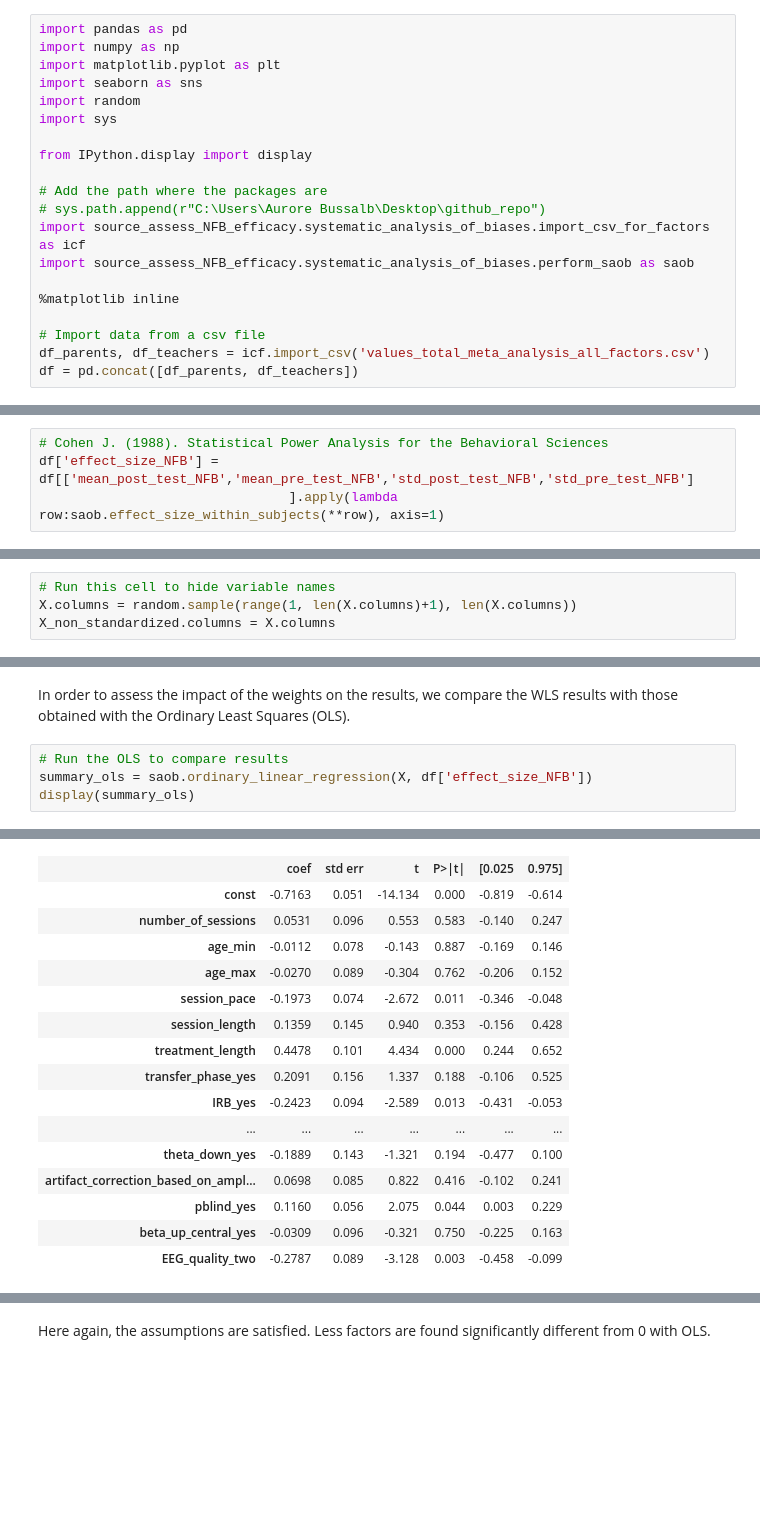
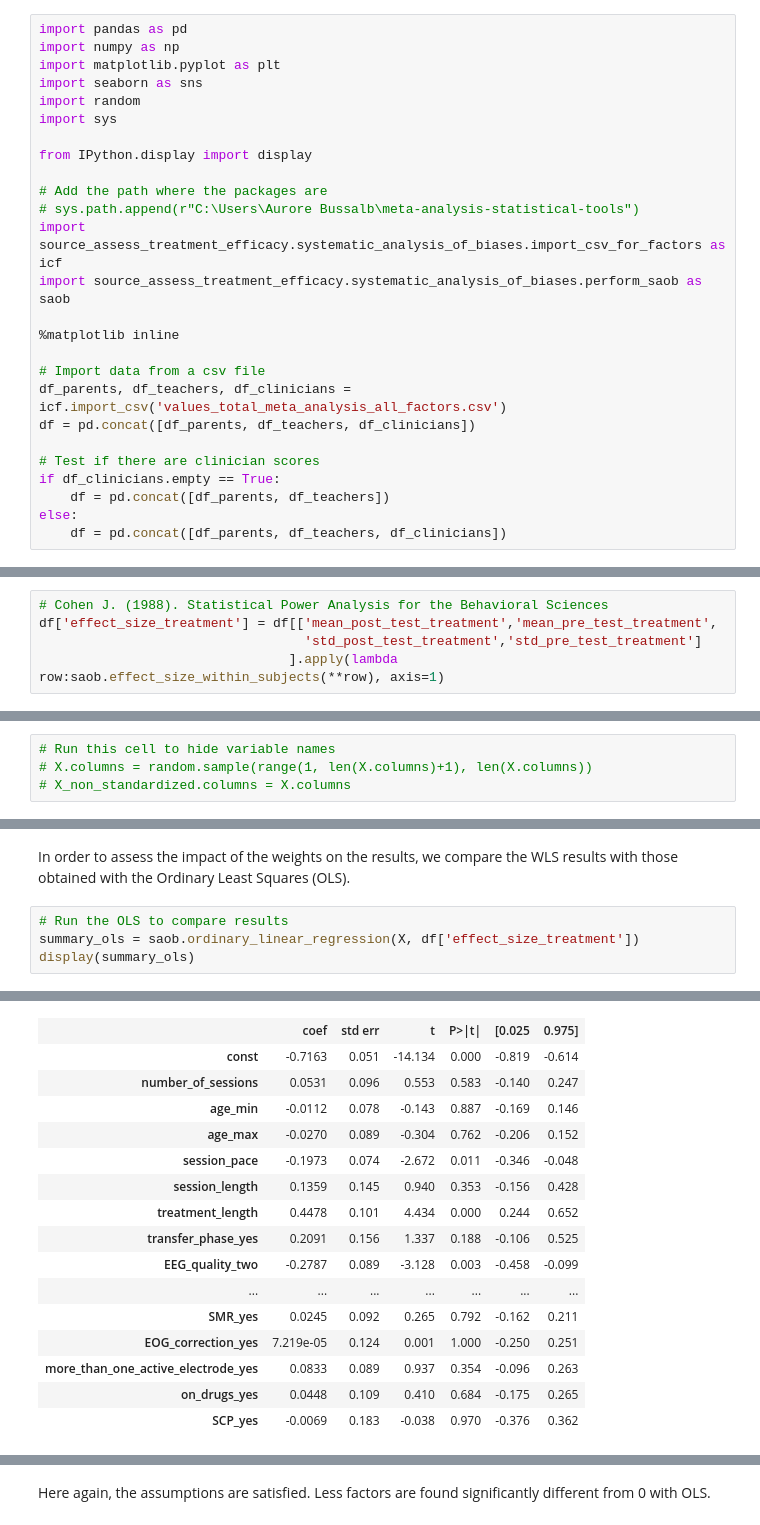
Before and after one commit to abussalb/meta-analysis-statistical-tools, a Jupyter notebook: examples/systematic-analysis-of-biases/SAOB_ADHD.ipynb, the cells around one changed output, grey strips where cells are left out. Drawn from its saved outputs; the diff is of its cells as text; blank space fills up the shorter version.

```diff
--- a/examples/systematic-analysis-of-biases/SAOB_ADHD.ipynb
+++ b/examples/systematic-analysis-of-biases/SAOB_ADHD.ipynb
@@ -17,22 +17,29 @@ import sys
 from IPython.display import display
 
 # Add the path where the packages are
-# sys.path.append(r"C:\Users\Aurore Bussalb\Desktop\github_repo")
-import source_assess_NFB_efficacy.systematic_analysis_of_biases.import_csv_for_factors as icf
-import source_assess_NFB_efficacy.systematic_analysis_of_biases.perform_saob as saob
+# sys.path.append(r"C:\Users\Aurore Bussalb\meta-analysis-statistical-tools")
+import source_assess_treatment_efficacy.systematic_analysis_of_biases.import_csv_for_factors as icf
+import source_assess_treatment_efficacy.systematic_analysis_of_biases.perform_saob as saob
 
 %matplotlib inline
 
 # Import data from a csv file
-df_parents, df_teachers = icf.import_csv('values_total_meta_analysis_all_factors.csv')
-df = pd.concat([df_parents, df_teachers])
+df_parents, df_teachers, df_clinicians = icf.import_csv('values_total_meta_analysis_all_factors.csv')
+df = pd.concat([df_parents, df_teachers, df_clinicians])
+
+# Test if there are clinician scores
+if df_clinicians.empty == True:
+    df = pd.concat([df_parents, df_teachers])
+else:
+    df = pd.concat([df_parents, df_teachers, df_clinicians])
 # %% [markdown]
 ## Compute the within effect size
 # %% [markdown]
 We compute the within subject effect size (Cohen, 1988) for each clinical scale available in the articles included in the analysis.
 # %%
 # Cohen J. (1988). Statistical Power Analysis for the Behavioral Sciences
-df['effect_size_NFB'] = df[['mean_post_test_NFB','mean_pre_test_NFB','std_post_test_NFB','std_pre_test_NFB']
+df['effect_size_treatment'] = df[['mean_post_test_treatment','mean_pre_test_treatment',
+                                  'std_post_test_treatment','std_pre_test_treatment']
                                 ].apply(lambda row:saob.effect_size_within_subjects(**row), axis=1)
 # %% [markdown]
 ## Preprocess factors
@@ -81,8 +88,8 @@ Number of sessions, session and treatment length are more variable across studie
 In order to prevent any bias, it is possible to hide factor names during the analysis:
 # %%
 # Run this cell to hide variable names
-X.columns = random.sample(range(1, len(X.columns)+1), len(X.columns))
-X_non_standardized.columns = X.columns
+# X.columns = random.sample(range(1, len(X.columns)+1), len(X.columns))
+# X_non_standardized.columns = X.columns
 # %% [markdown]
 ## First method: Weighted Least Squares (WLS)
 # %% [markdown]
@@ -135,7 +142,7 @@ We can rely on the WLS results, because the following assumptions are satisfied:
 In order to assess the impact of the weights on the results, we compare the WLS results with those obtained with the Ordinary Least Squares (OLS).
 # %%
 # Run the OLS to compare results
-summary_ols = saob.ordinary_linear_regression(X, df['effect_size_NFB'])
+summary_ols = saob.ordinary_linear_regression(X, df['effect_size_treatment'])
 display(summary_ols)
 # %% [output]
 Moment matrix is invertible
@@ -148,23 +155,23 @@ OLS Regression Results
 | No. Observations: | 62 | AIC: | 77.88 |
 | Df Residuals: | 42 | BIC: | 120.4 |
 | Df Model: | 19 |  |  |
 | Covariance Type: | nonrobust |  |  |
 |  | coef | std err | t | P>|t| | [0.025 | 0.975] |
 | const | -0.7163 | 0.051 | -14.134 | 0.000 | -0.819 | -0.614 |
 | number_of_sessions | 0.0531 | 0.096 | 0.553 | 0.583 | -0.140 | 0.247 |
 | age_min | -0.0112 | 0.078 | -0.143 | 0.887 | -0.169 | 0.146 |
 | age_max | -0.0270 | 0.089 | -0.304 | 0.762 | -0.206 | 0.152 |
 | session_pace | -0.1973 | 0.074 | -2.672 | 0.011 | -0.346 | -0.048 |
 | session_length | 0.1359 | 0.145 | 0.940 | 0.353 | -0.156 | 0.428 |
 | treatment_length | 0.4478 | 0.101 | 4.434 | 0.000 | 0.244 | 0.652 |
 | transfer_phase_yes | 0.2091 | 0.156 | 1.337 | 0.188 | -0.106 | 0.525 |
-| IRB_yes | -0.2423 | 0.094 | -2.589 | 0.013 | -0.431 | -0.053 |
+| EEG_quality_two | -0.2787 | 0.089 | -3.128 | 0.003 | -0.458 | -0.099 |
 | ... | ... | ... | ... | ... | ... | ... |
-| theta_down_yes | -0.1889 | 0.143 | -1.321 | 0.194 | -0.477 | 0.100 |
-| artifact_correction_based_on_ampl... | 0.0698 | 0.085 | 0.822 | 0.416 | -0.102 | 0.241 |
-| pblind_yes | 0.1160 | 0.056 | 2.075 | 0.044 | 0.003 | 0.229 |
-| beta_up_central_yes | -0.0309 | 0.096 | -0.321 | 0.750 | -0.225 | 0.163 |
-| EEG_quality_two | -0.2787 | 0.089 | -3.128 | 0.003 | -0.458 | -0.099 |
+| SMR_yes | 0.0245 | 0.092 | 0.265 | 0.792 | -0.162 | 0.211 |
+| EOG_correction_yes | 7.219e-05 | 0.124 | 0.001 | 1.000 | -0.250 | 0.251 |
+| more_than_one_active_electrode_yes | 0.0833 | 0.089 | 0.937 | 0.354 | -0.096 | 0.263 |
+| on_drugs_yes | 0.0448 | 0.109 | 0.410 | 0.684 | -0.175 | 0.265 |
+| SCP_yes | -0.0069 | 0.183 | -0.038 | 0.970 | -0.376 | 0.362 |
 | Omnibus: | 1.986 | Durbin-Watson: | 2.297 |
 | Prob(Omnibus): | 0.370 | Jarque-Bera (JB): | 1.308 |
 | Skew: | -0.063 | Prob(JB): | 0.520 |
```
Also changed, not shown: parts of 9 cells of this notebook, 2 other files.
